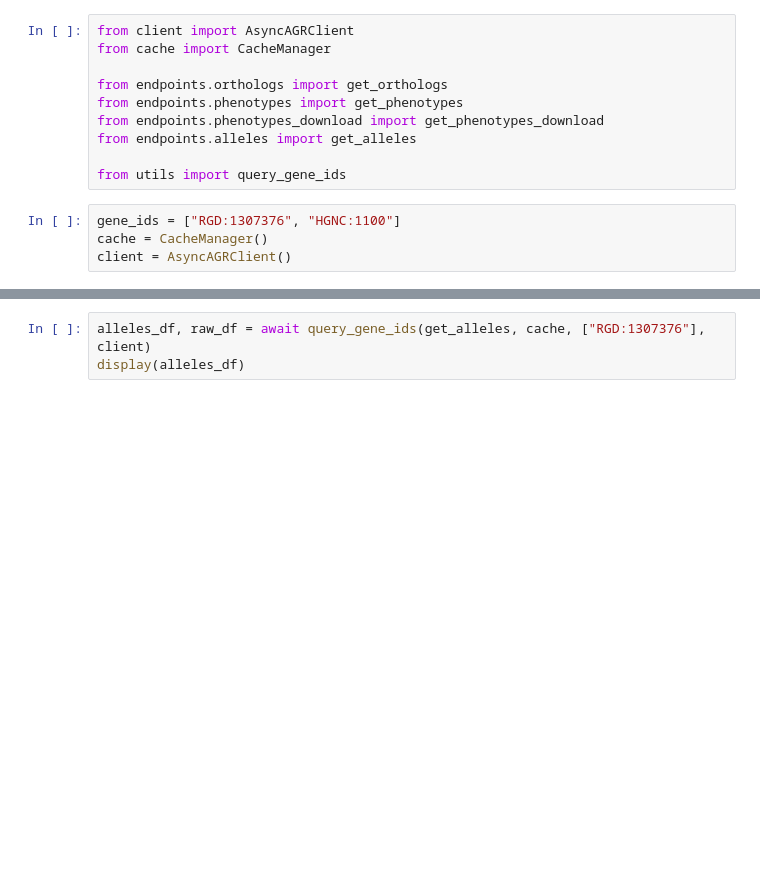
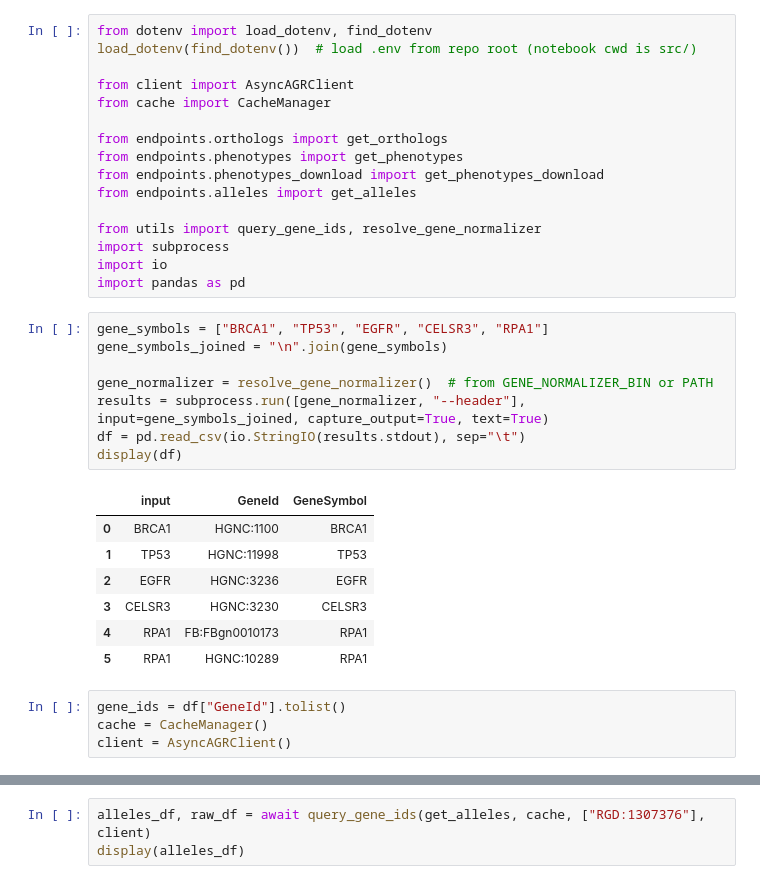
Before and after one commit to limenode/geneharmony, a Jupyter notebook: src/pipeline_nb.ipynb, the cells around one changed output, grey strips where cells are left out. Drawn from its saved outputs; the diff is of its cells as text; blank space fills up the shorter version.

```diff
--- a/src/pipeline_nb.ipynb
+++ b/src/pipeline_nb.ipynb
@@ -1,4 +1,7 @@
 # %%
+from dotenv import load_dotenv, find_dotenv
+load_dotenv(find_dotenv())  # load .env from repo root (notebook cwd is src/)
+
 from client import AsyncAGRClient
 from cache import CacheManager
 
@@ -7,9 +10,28 @@ from endpoints.phenotypes import get_phenotypes
 from endpoints.phenotypes_download import get_phenotypes_download
 from endpoints.alleles import get_alleles
 
-from utils import query_gene_ids
+from utils import query_gene_ids, resolve_gene_normalizer
+import subprocess
+import io
+import pandas as pd
+# %%
+gene_symbols = ["BRCA1", "TP53", "EGFR", "CELSR3", "RPA1"]
+gene_symbols_joined = "\n".join(gene_symbols)
+
+gene_normalizer = resolve_gene_normalizer()  # from GENE_NORMALIZER_BIN or PATH
+results = subprocess.run([gene_normalizer, "--header"], input=gene_symbols_joined, capture_output=True, text=True)
+df = pd.read_csv(io.StringIO(results.stdout), sep="\t")
+display(df)
+# %% [output]
+|  | input | GeneId | GeneSymbol |
+| 0 | BRCA1 | HGNC:1100 | BRCA1 |
+| 1 | TP53 | HGNC:11998 | TP53 |
+| 2 | EGFR | HGNC:3236 | EGFR |
+| 3 | CELSR3 | HGNC:3230 | CELSR3 |
+| 4 | RPA1 | FB:FBgn0010173 | RPA1 |
+| 5 | RPA1 | HGNC:10289 | RPA1 |
 # %%
-gene_ids = ["RGD:1307376", "HGNC:1100"]
+gene_ids = df["GeneId"].tolist()
 cache = CacheManager()
 client = AsyncAGRClient()
 # %%
```
Also changed, not shown: parts of 4 cells of this notebook, 5 other files.
